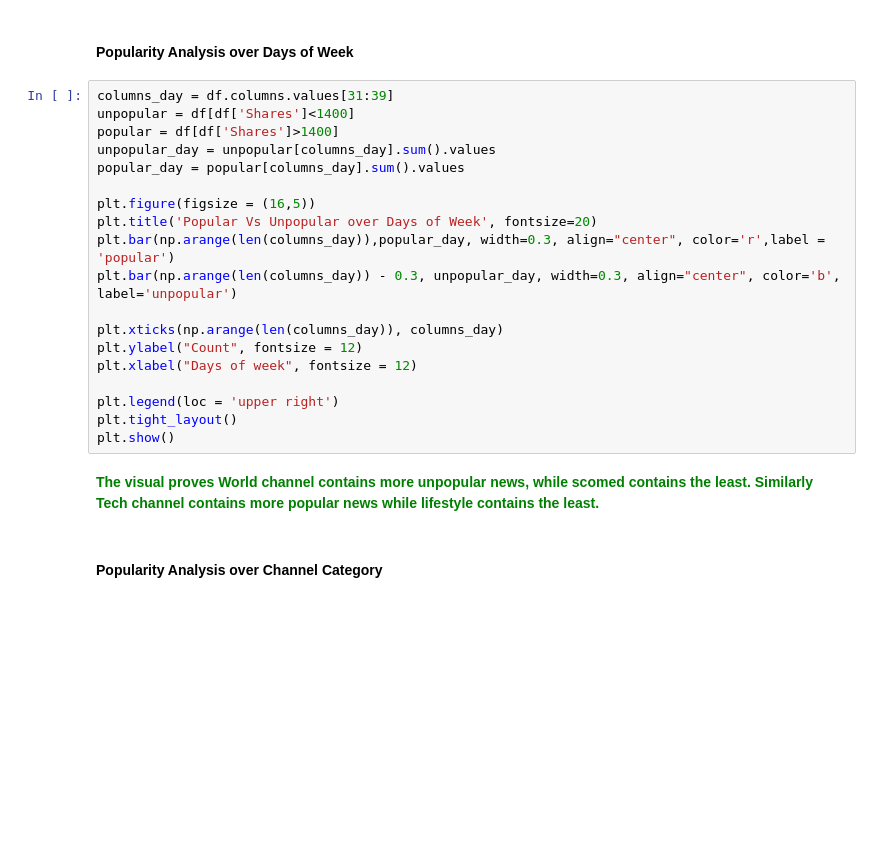
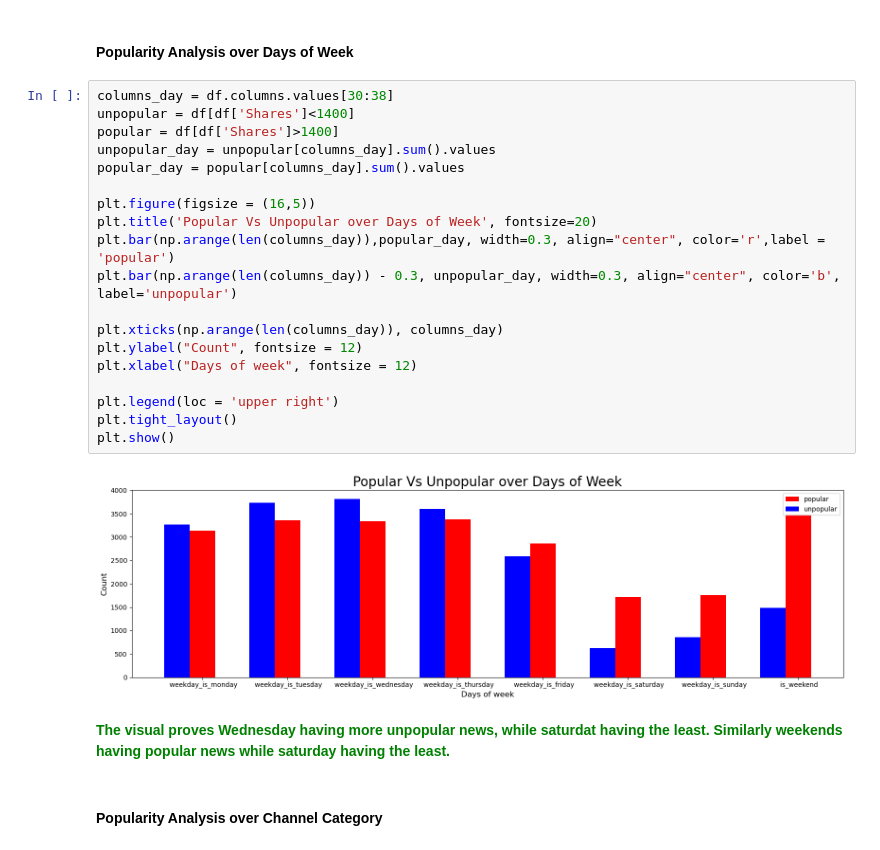
Before and after one commit to JONCYMARIAMJOHN/Online_news_popularity_prediction, a Jupyter notebook: Online_news_popularity.ipynb, the cells around one changed output. Saved outputs shown, nothing was run; the diff lists cells and outputs as text; blank space fills up the shorter version.

```diff
--- a/Online_news_popularity.ipynb
+++ b/Online_news_popularity.ipynb
@@ -181,26 +181,28 @@ plt.show()
 # %% [markdown]
 #### Popularity Analysis over Days of Week
 # %%
-columns_day = df.columns.values[31:39]
+columns_day = df.columns.values[30:38]
 unpopular = df[df['Shares']<1400]
 popular = df[df['Shares']>1400]
 unpopular_day = unpopular[columns_day].sum().values
 popular_day = popular[columns_day].sum().values
 
 plt.figure(figsize = (16,5))
 plt.title('Popular Vs Unpopular over Days of Week', fontsize=20)
 plt.bar(np.arange(len(columns_day)),popular_day, width=0.3, align="center", color='r',label = 'popular')
 plt.bar(np.arange(len(columns_day)) - 0.3, unpopular_day, width=0.3, align="center", color='b', label='unpopular')
 
 plt.xticks(np.arange(len(columns_day)), columns_day)
 plt.ylabel("Count", fontsize = 12)
 plt.xlabel("Days of week", fontsize = 12)
 
 plt.legend(loc = 'upper right')
 plt.tight_layout()
 plt.show()
+# %% [output]
+[figure, added]
 # %% [markdown]
-<font color="green">**The visual proves World channel contains more unpopular news, while scomed contains the least. Similarly Tech channel contains more popular news while lifestyle contains the least.**</font>
+<font color="green">**The visual proves Wednesday having more unpopular news, while saturdat having the least. Similarly weekends having popular news while saturday having the least.**</font>
 # %% [markdown]
 #### Popularity Analysis over Channel Category
 # %%
```
Also changed, not shown: parts of 14 cells of this notebook.
